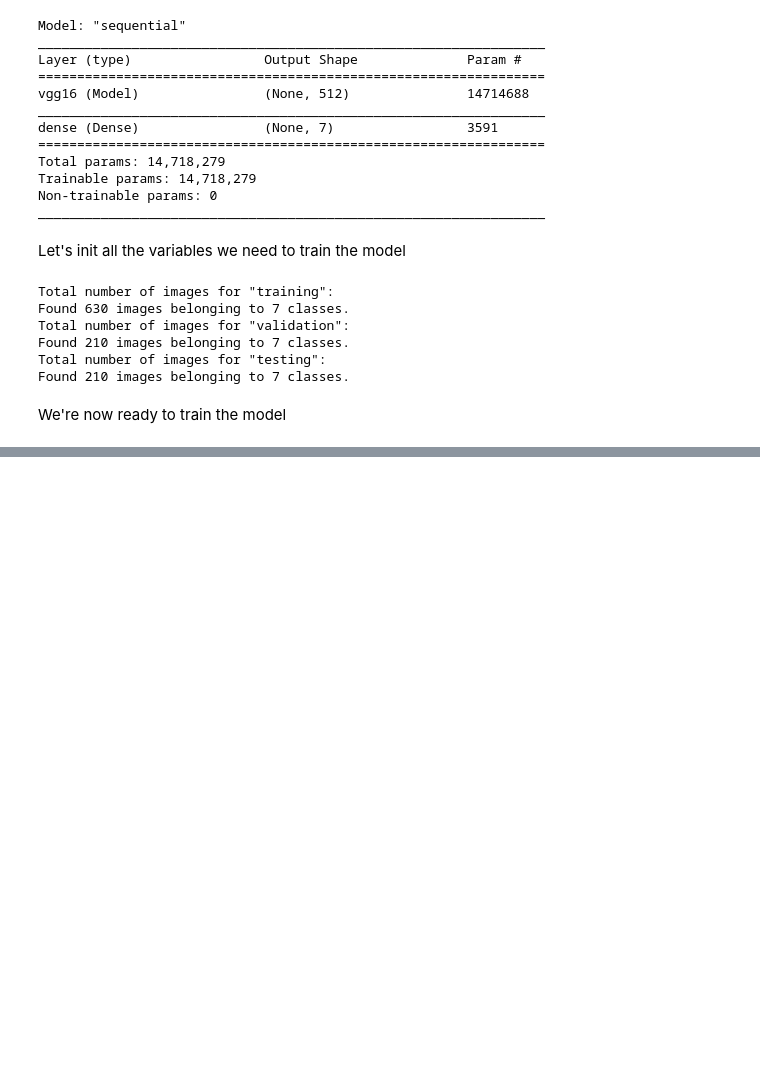
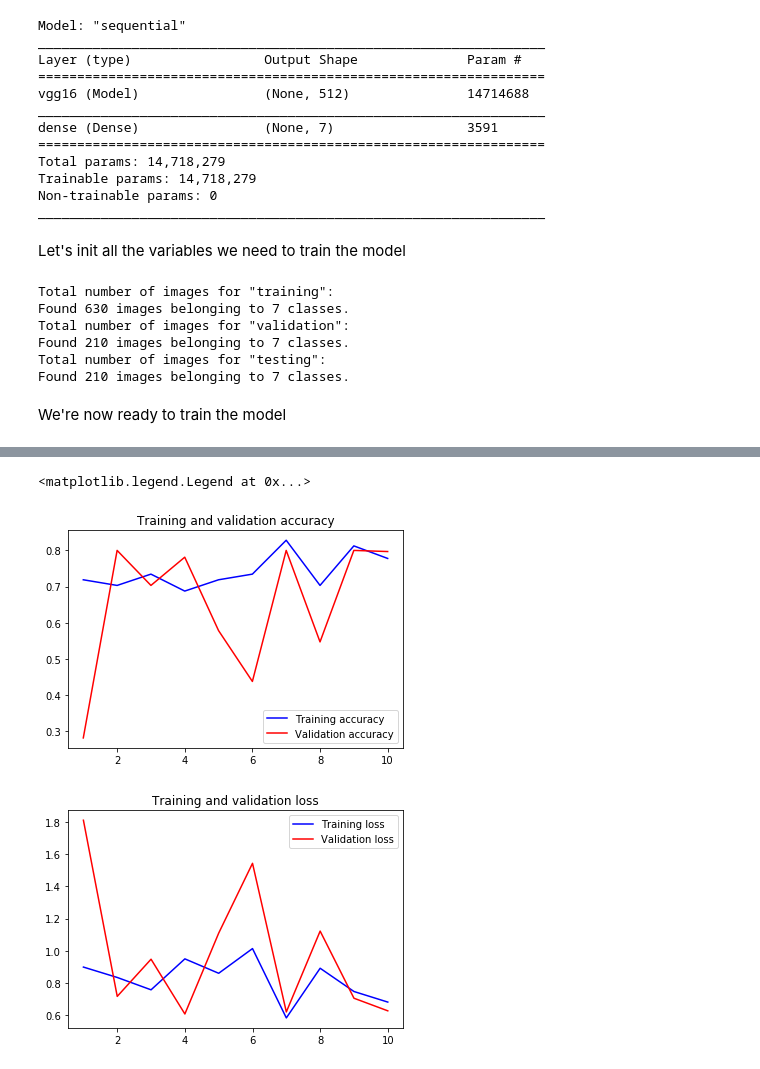
Before and after one commit to Julien-paulet/Ds_projet6, a Jupyter notebook: P6_04_NeuralNet_images.ipynb, the cells around one changed output, grey strips where cells are left out. Saved outputs shown, nothing was run; the diff lists cells and outputs as text; code cells hidden in the pictures; blank space fills up the shorter version.

```diff
--- a/P6_04_NeuralNet_images.ipynb
+++ b/P6_04_NeuralNet_images.ipynb
@@ -225,0 +233,22 @@ print(sess.run(c))
+# %%
+learning_rate = 5e-5
+epochs = 10
+steps_per_epoch = 2
+validation_steps = 2
+
+checkpoint = ModelCheckpoint("sign_classifier.h5", monitor='val_acc', verbose=1,
+                             save_best_only=False, save_weights_only=False,
+                             mode='auto', save_freq=1)
+model.compile(loss="categorical_crossentropy",
+              optimizer=tf.keras.optimizers.Adam(lr=learning_rate,
+                                        clipnorm = 1.),
+              metrics=['acc'])
+# %%
+history = model.fit(train_generator,
+                    epochs=epochs,
+                    steps_per_epoch=steps_per_epoch,
+                    shuffle=True,
+                    validation_data=val_generator,
+                    validation_steps=validation_steps,
+                    callbacks=[checkpoint]
+                    )
@@ -225,0 +273,24 @@ print(sess.run(c))
+# %%
+acc = history.history['acc']
+val_acc = history.history['val_acc']
+loss = history.history['loss']
+val_loss = history.history['val_loss']
+epochs = range(1,len(acc)+1)
+
+plt.figure()
+plt.plot(epochs, acc, 'b', label = 'Training accuracy')
+plt.plot(epochs, val_acc, 'r', label='Validation accuracy')
+plt.title('Training and validation accuracy')
+plt.legend()
+# plt.savefig('Accuracy.jpg')
+
+plt.figure()
+plt.plot(epochs, loss, 'b', label = 'Training loss')
+plt.plot(epochs, val_loss, 'r', label='Validation loss')
+plt.title('Training and validation loss')
+plt.legend()
+# plt.savefig('Loss.jpg')
+# %% [output]
+<matplotlib.legend.Legend at 0x...>
+[figure, added]
+[figure, added]
```
Also changed, not shown: parts of 11 cells of this notebook, 29 other files.
